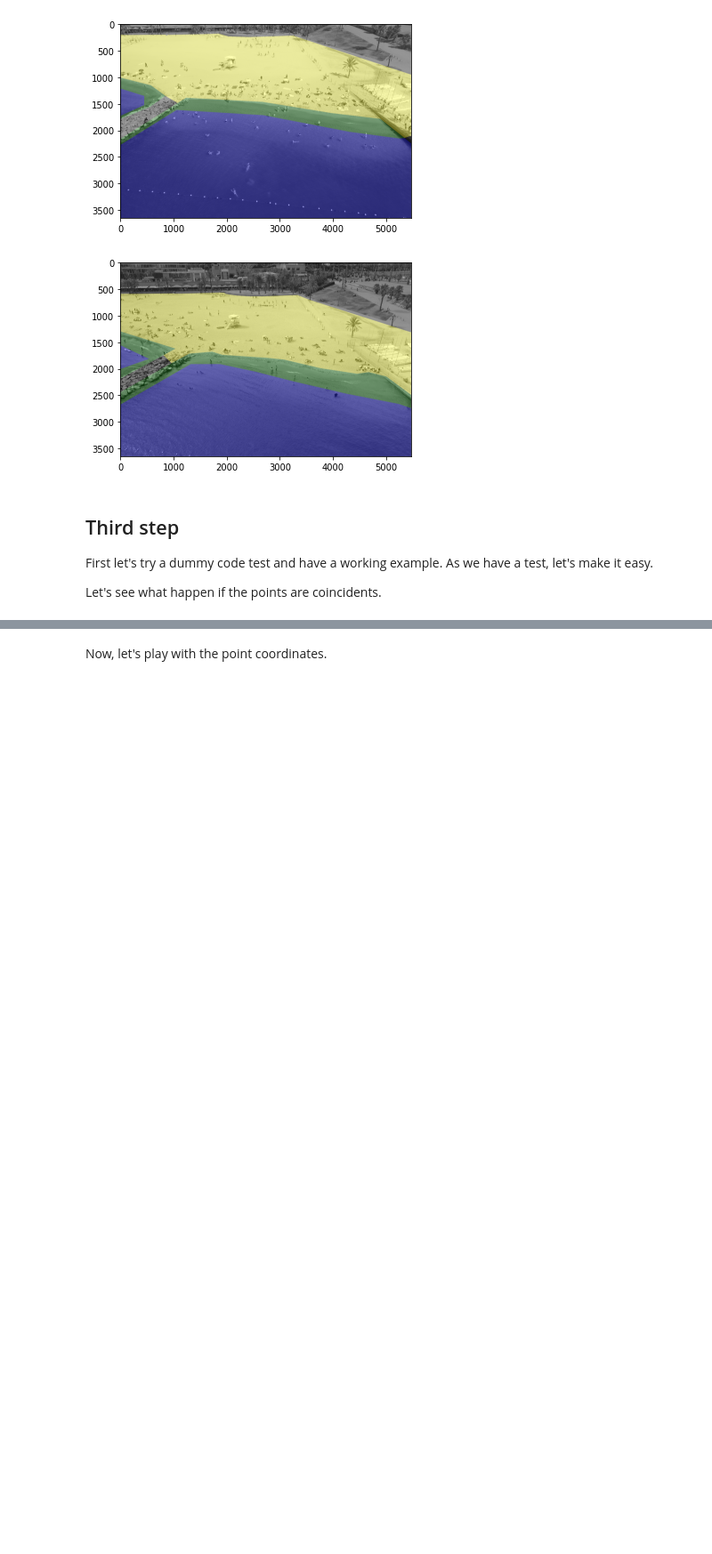
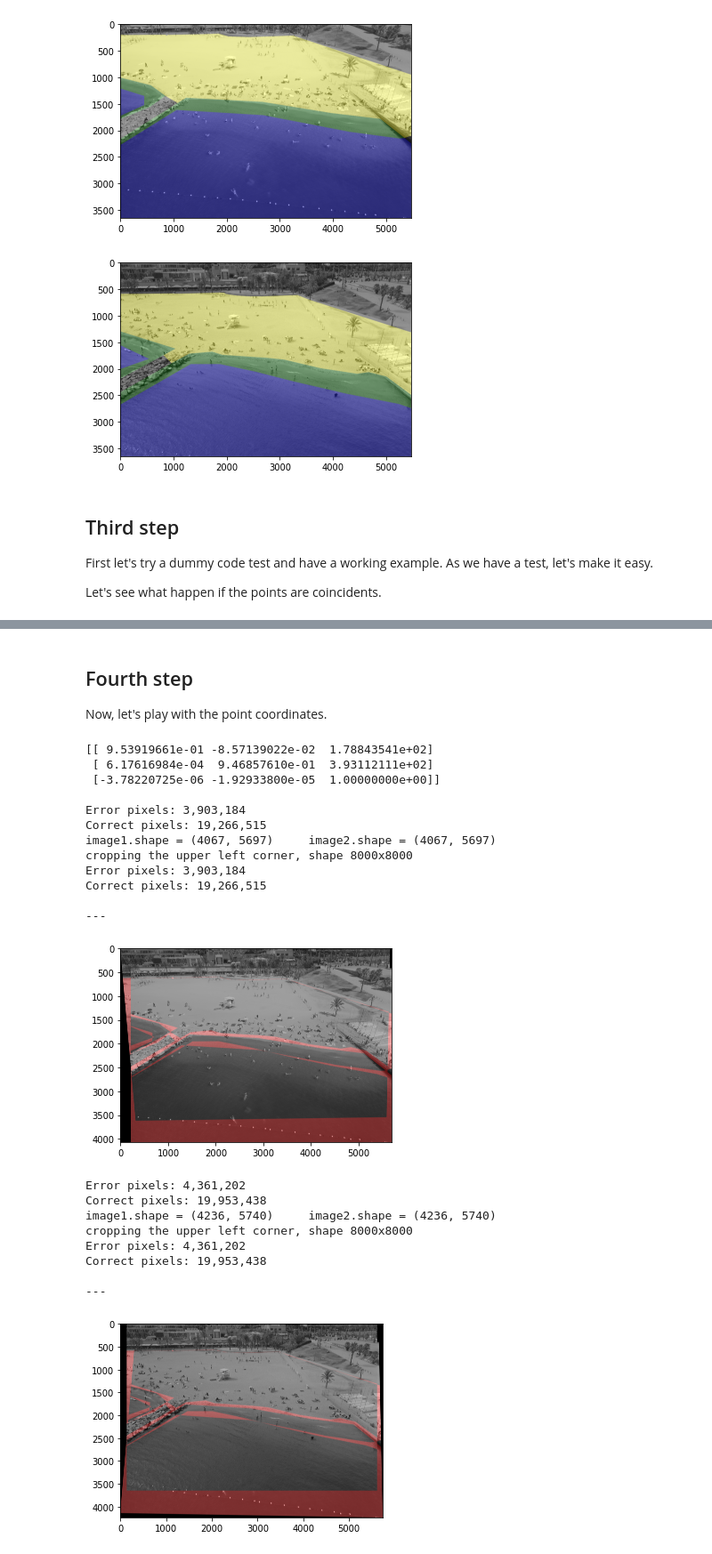
Before and after one commit to ignasi00/platges, a Jupyter notebook: ensayo_reaprovechar_annotaciones.ipynb, the cells around one changed output, grey strips where cells are left out. Shown at 89% size. Saved outputs shown, nothing was run; the diff lists cells and outputs as text; code cells hidden in the pictures; blank space fills up the shorter version.

```diff
--- a/ensayo_reaprovechar_annotaciones.ipynb
+++ b/ensayo_reaprovechar_annotaciones.ipynb
@@ -368,35 +368,60 @@ Correct pixels: 13883994
 [figure]
 # %% [markdown]
 
+## Fourth step
+
 Now, let's play with the point coordinates.
 # %%
 RADI = 2
 HANDPICKED_KP = (
     (
-        cv2.KeyPoint(0, 0, RADI),
-        cv2.KeyPoint(3, 3, RADI),
-        cv2.KeyPoint(0, 3, RADI),
-        cv2.KeyPoint(3, 0, RADI),
-        cv2.KeyPoint(3, 0, RADI)
+        cv2.KeyPoint(4197, 1165, RADI),
+        cv2.KeyPoint(2046, 711, RADI),
+        cv2.KeyPoint(781, 199, RADI),
+        cv2.KeyPoint(3509, 326, RADI),
+        cv2.KeyPoint(586, 1708, RADI)
     ),
     (
-        cv2.KeyPoint(0, 0, RADI),
-        cv2.KeyPoint(3, 3, RADI),
-        cv2.KeyPoint(0, 3, RADI),
-        cv2.KeyPoint(3, 0, RADI),
-        cv2.KeyPoint(3, 0, RADI)
+        cv2.KeyPoint(426, 1564, RADI),
+        cv2.KeyPoint(2115, 1091, RADI),
+        cv2.KeyPoint(913, 586, RADI),
+        cv2.KeyPoint(3568, 718, RADI),
+        cv2.KeyPoint(613, 2084, RADI)
     )
 )
 
 H = homography_matrix_estimator(HANDPICKED_KP[0], HANDPICKED_KP[1])
 print(H, end='\n\n')
 
-blend_img = genera_error_annotaciones(image1, image2, mask1, mask2, H, max_size_x=8000, max_size_y=8000)
+blend_img = genera_error_annotaciones(image1, image2, mask1, mask2, np.linalg.inv(H), max_size_x=8000, max_size_y=8000)
 
 plt.imshow(cv2.cvtColor(blend_img, cv2.COLOR_BGR2RGB))
 plt.show()
 
 blend_img = genera_error_annotaciones(image2, image1, mask2, mask1, H, max_size_x=8000, max_size_y=8000)
 
 plt.imshow(cv2.cvtColor(blend_img, cv2.COLOR_BGR2RGB))
 plt.show()
+# %% [output]
+[[ 9.53919661e-01 -8.57139022e-02  1.78843541e+02]
+ [ 6.17616984e-04  9.46857610e-01  3.93112111e+02]
+ [-3.78220725e-06 -1.92933800e-05  1.00000000e+00]]
+
+Error pixels: 3,903,184
+Correct pixels: 19,266,515
+image1.shape = (4067, 5697)     image2.shape = (4067, 5697)
+cropping the upper left corner, shape 8000x8000
+Error pixels: 3,903,184
+Correct pixels: 19,266,515
+
+---
+[figure, added]
+Error pixels: 4,361,202
+Correct pixels: 19,953,438
+image1.shape = (4236, 5740)     image2.shape = (4236, 5740)
+cropping the upper left corner, shape 8000x8000
+Error pixels: 4,361,202
+Correct pixels: 19,953,438
+
+---
+[figure, added]
```
Also changed, not shown: parts of 7 cells of this notebook, 4 other files.
